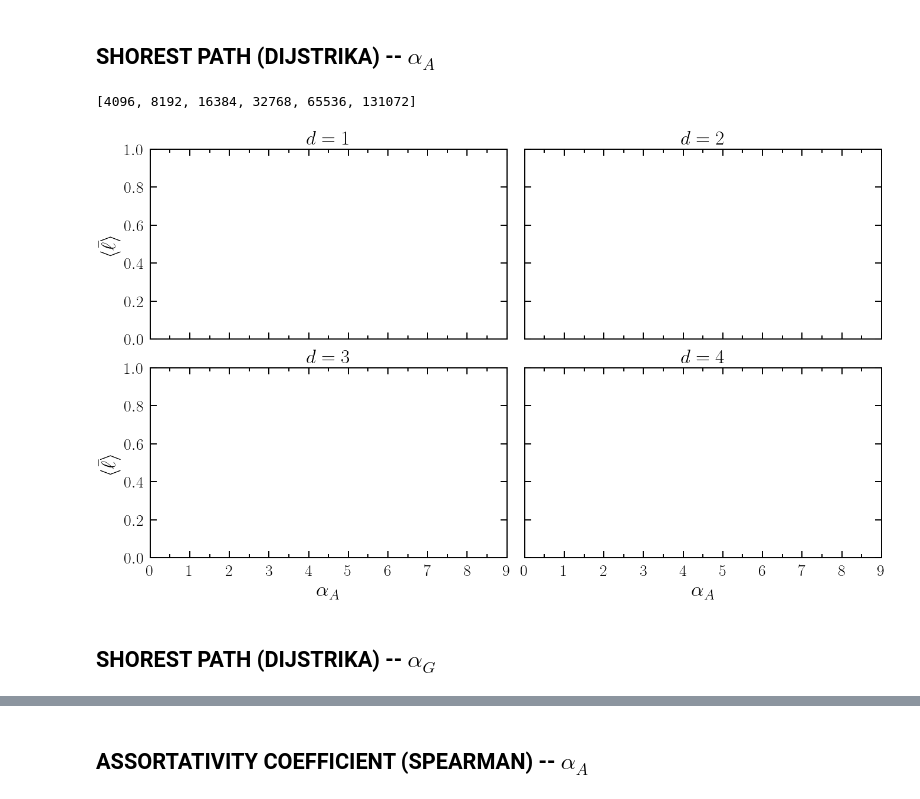
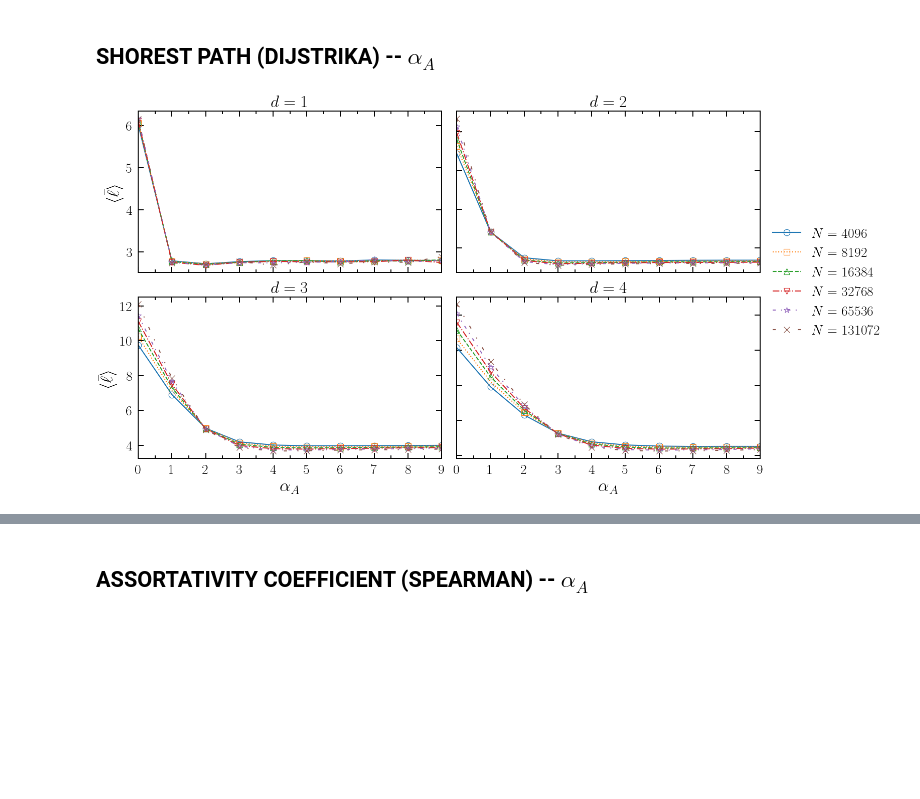
Before and after one commit to JuniorAlencar/SpatialPreferential, a Jupyter notebook: scripts/jupyter/properties.ipynb, the cells around one changed output, grey strips where cells are left out. Cells and saved outputs as stored; diff of their text form; code cells hidden in the pictures; blank space fills up the shorter version.

Commit message:
update figures

```diff
--- a/scripts/jupyter/properties.ipynb
+++ b/scripts/jupyter/properties.ipynb
@@ -34,9 +61,12 @@ fig, axes = plt.subplots(2,2, figsize=(16,9))
 plt.subplots_adjust(wspace=0.05, hspace=0.15)  # ↓ espaço horizontal/vertical
 fs_labels = 25
 fs_ticks = 20
+
 N = [2**i for i in range(12, 18)]
-print(N)
 dim = [1,2,3,4]
+m0 = 2
+alpha_ag_f = 2.0
+
 labels = [f"$N = {n}$" for n in N]
 
 markers = [
@@ -76,41 +106,42 @@ mew = 1.8
 
 # Ticks de x em todos os gráficos
 for idx, ax in enumerate(axes.ravel()):
+    df_filter = df[(df["m0"]==m0) & (df["alpha_g"]==alpha_ag_f)].sort_values("alpha_a")
+    for idx_n,n in enumerate(N):
+        df_N = df_filter[(df_filter["N"]==n) & (df_filter["dim"]==dim[idx])]
+        ax.plot(df_N["alpha_a"], df_N["Short_Cost_mean"],marker=markers[idx_n],ls=ls[idx_n], color=colors[idx_n])
+
     ax.set_xlim(0, 9)
     ax.xaxis.set_major_locator(MultipleLocator(1))
     ax.xaxis.set_minor_locator(MultipleLocator(0.5))
     ax.set_title(f"$d = {dim[idx]}$")
     ax.tick_params(axis='both', which='major',
                 length=8, width=thickness_axes, direction='in', labelsize=fs_ticks)
 
     # Minor ticks: geralmente menores/mais finos
     ax.tick_params(axis='both', which='minor',
                    length=4, width=thickness_axes, direction='in')
 
 # (mantém as “marquinhas” dos ticks em todas as colunas)
 for ax in axes.ravel():
     ax.tick_params(axis='y', which='both', left=True)   # mostra ticks (marquinhas)
 
 for ax in axes[:, 0]:                                   # 1ª coluna
     ax.set_ylabel(r"$\langle \bar{\ell} \rangle$", fontsize=fs_labels)
     ax.tick_params(axis='y', which='both', labelleft=True)   # mostra números
 
 for ax in axes[:, 1]:                                   # 2ª coluna
     ax.tick_params(axis='y', which='both', labelleft=False)  # esconde números
 
 # ---- X: mostrar números só na linha de baixo ----
 for ax in axes[0, :]:                                   # linha de cima
     ax.tick_params(axis='x', which='both', labelbottom=False)
 
 for ax in axes[1, :]:                                   # linha de baixo
     ax.set_xlabel(r"$\alpha_A$", fontsize=fs_labels)
     ax.tick_params(axis='x', which='both', labelbottom=True)
 
-fig.legend(labels=labels, loc='center left', bbox_to_anchor=(0.85, 0.5))
+fig.legend(labels=labels, loc='center left', bbox_to_anchor=(0.9, 0.5), fontsize=20)
 plt.show()
 # %% [output]
-[4096, 8192, 16384, 32768, 65536, 131072]
-[figure, old version]
+[figure, new version]
-# %% [markdown]
-
-## SHOREST PATH (DIJSTRIKA) -- $\alpha_G$
```
Also changed, not shown: parts of 10 cells of this notebook.
